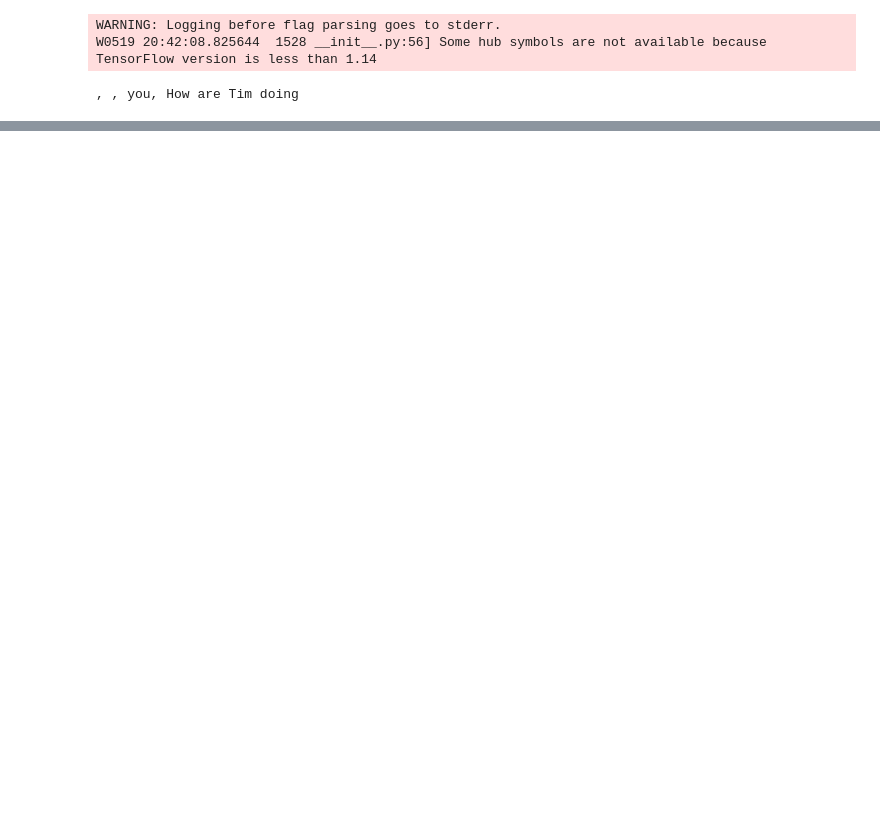
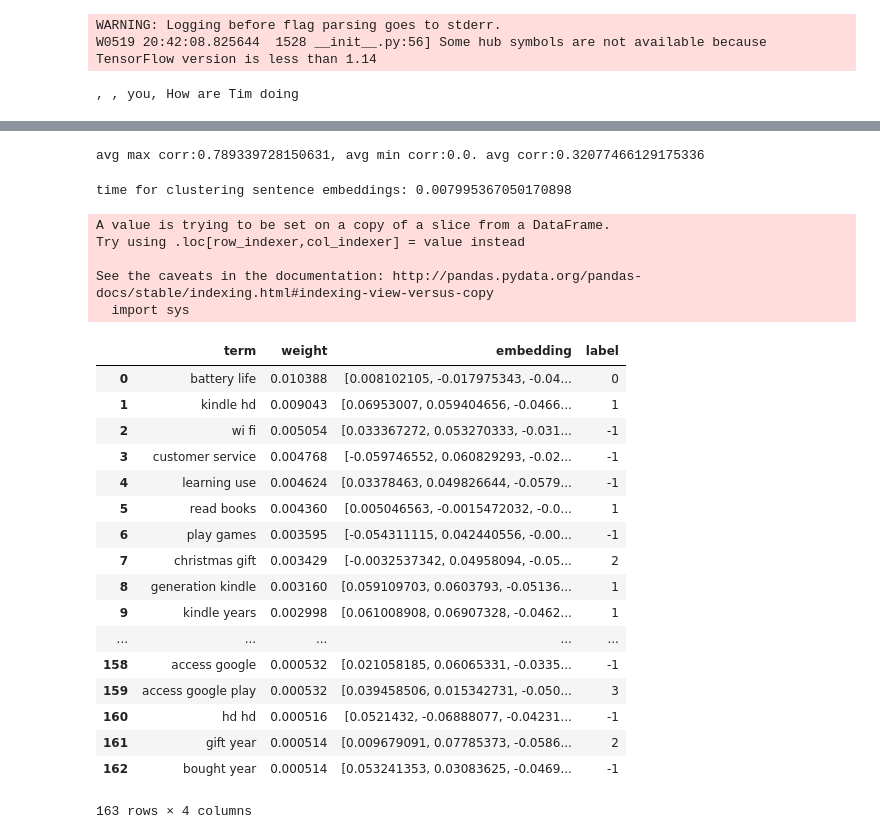
Before and after one commit to betty35/comment-summary-tests, a Jupyter notebook: Clustering-keywords.ipynb, the cells around one changed output, grey strips where cells are left out. Drawn from its saved outputs; the diff is of its cells as text; code cells hidden in the pictures; blank space fills up the shorter version.

```diff
--- a/Clustering-keywords.ipynb
+++ b/Clustering-keywords.ipynb
@@ -184,0 +263,2 @@ key_words = key_words[:200]
+# %%
+key_words = weights_df[weights_df.weight>=0.0005]
@@ -231,0 +301,4 @@ corr = np.inner(X1,X1)
+# %%
+# Load google Universal Sentence Encoder
+module_dir ="downloads/encoder-DNA" #"downloads/encoder"
+embed = hub.Module(module_dir)
@@ -239,0 +359,44 @@ corr[1193,1648]
+# %%
+n_sentence = len(terms)
+corr_maxes = np.amax(corr,axis=1)
+corr_mins = np.amin(corr,axis=1)
+avg_corr = sum(sum(corr))/n_sentence/n_sentence
+avg_max_corr = sum(corr_maxes) / n_sentence
+avg_min_corr = sum(corr_mins) / n_sentence
+print('avg max corr:{}, avg min corr:{}. avg corr:{}'.format(avg_max_corr, avg_min_corr, avg_corr))
+# %% [output]
+avg max corr:0.789339728150631, avg min corr:0.0. avg corr:0.32077466129175336
+# %%
+# Clustering
+time1 = time.time()
+db_w = DBSCAN(eps=0.25, metric='cosine').fit(embs)
+print('time for clustering sentence embeddings:', (time.time()-time1))
+# Get labels
+labels_w = db_w.labels_.tolist()
+key_words['label'] = labels_w
+key_words
+# %% [output]
+time for clustering sentence embeddings: 0.007995367050170898
+A value is trying to be set on a copy of a slice from a DataFrame.
+Try using .loc[row_indexer,col_indexer] = value instead
+
+See the caveats in the documentation: http://pandas.pydata.org/pandas-docs/stable/indexing.html#indexing-view-versus-copy
+  import sys
+|  | term | weight | embedding | label |
+| 0 | battery life | 0.010388 | [0.008102105, -0.017975343, -0.04... | 0 |
+| 1 | kindle hd | 0.009043 | [0.06953007, 0.059404656, -0.0466... | 1 |
+| 2 | wi fi | 0.005054 | [0.033367272, 0.053270333, -0.031... | -1 |
+| 3 | customer service | 0.004768 | [-0.059746552, 0.060829293, -0.02... | -1 |
+| 4 | learning use | 0.004624 | [0.03378463, 0.049826644, -0.0579... | -1 |
+| 5 | read books | 0.004360 | [0.005046563, -0.0015472032, -0.0... | 1 |
+| 6 | play games | 0.003595 | [-0.054311115, 0.042440556, -0.00... | -1 |
+| 7 | christmas gift | 0.003429 | [-0.0032537342, 0.04958094, -0.05... | 2 |
+| 8 | generation kindle | 0.003160 | [0.059109703, 0.0603793, -0.05136... | 1 |
+| 9 | kindle years | 0.002998 | [0.061008908, 0.06907328, -0.0462... | 1 |
+| ... | ... | ... | ... | ... |
+| 158 | access google | 0.000532 | [0.021058185, 0.06065331, -0.0335... | -1 |
+| 159 | access google play | 0.000532 | [0.039458506, 0.015342731, -0.050... | 3 |
+| 160 | hd hd | 0.000516 | [0.0521432, -0.06888077, -0.04231... | -1 |
+| 161 | gift year | 0.000514 | [0.009679091, 0.07785373, -0.0586... | 2 |
+| 162 | bought year | 0.000514 | [0.053241353, 0.03083625, -0.0469... | -1 |
+163 rows × 4 columns
```
Also changed, not shown: parts of 35 cells of this notebook.
